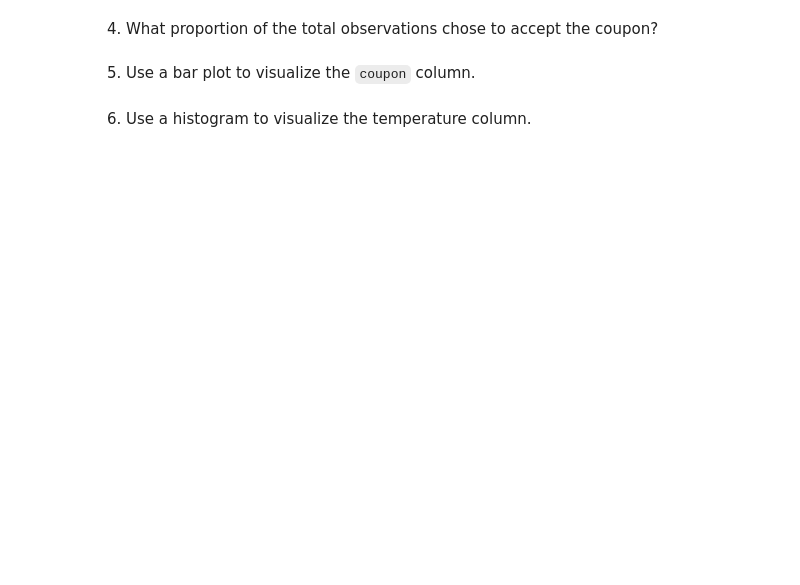
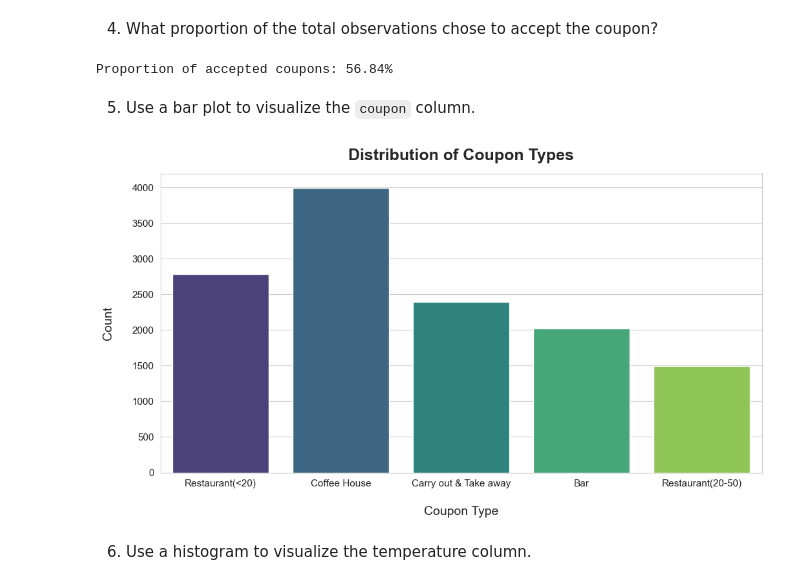
Before and after one commit to ai-by-nic/customer_coupon, a Jupyter notebook: prompt.ipynb, the cells around one changed output. Drawn from its saved outputs; the diff is of its cells as text; code cells hidden in the pictures; blank space fills up the shorter version.

```diff
--- a/prompt.ipynb
+++ b/prompt.ipynb
@@ -128,2 +225,8 @@ dtype: int64
 # %% [markdown]
 3. Decide what to do about your missing data -- drop, replace, other...
+# %%
+data.drop(columns=['car'], inplace=True) # Drop the car column as the majority (99%) of values are missing
+
+# Fill categorical columns with their mode (most frequent value)
+for col in ['CoffeeHouse', 'Restaurant20To50', 'CarryAway', 'RestaurantLessThan20', 'Bar']:
+    data[col].fillna(data[col].mode()[0], inplace=True)
@@ -130,6 +257,34 @@ dtype: int64
 # %% [markdown]
 4. What proportion of the total observations chose to accept the coupon?
+# %%
+# Count occurrences of each response (0 = not accepted, 1 = accepted)
+coupon_acceptance_counts = data['Y'].value_counts(normalize=True)
+
+# Display the proportion of accepted coupons
+accepted_proportion = coupon_acceptance_counts[1]  # Proportion of 'Y = 1'
+print(f"Proportion of accepted coupons: {accepted_proportion:.2%}")
+# %% [output]
+Proportion of accepted coupons: 56.84%
 # %% [markdown]
 5. Use a bar plot to visualize the `coupon` column.
+# %%
+# Set plot size and style
+plt.figure(figsize=(12, 6))
+sns.set_style("whitegrid")
+
+# Create the bar plot
+sns.countplot(x=data['coupon'], palette="viridis")
+
+# Customize plot
+plt.xlabel("Coupon Type", fontsize=14, labelpad=20)  # Increase font size and add space
+plt.ylabel("Count", fontsize=14, labelpad=20)  # Increase font size and add space
+plt.title("Distribution of Coupon Types", fontsize=18, fontweight="bold", pad=15)  # Bigger & bolder title with more space
+plt.xticks(fontsize=11)  # Increase x-axis labels font size
+plt.yticks(fontsize=11)  # Increase y-axis label font size
+
+# Show the plot
+plt.show()
+# %% [output]
+[figure, added]
 # %% [markdown]
 6. Use a histogram to visualize the temperature column.
```
Also changed, not shown: parts of 23 cells of this notebook.
